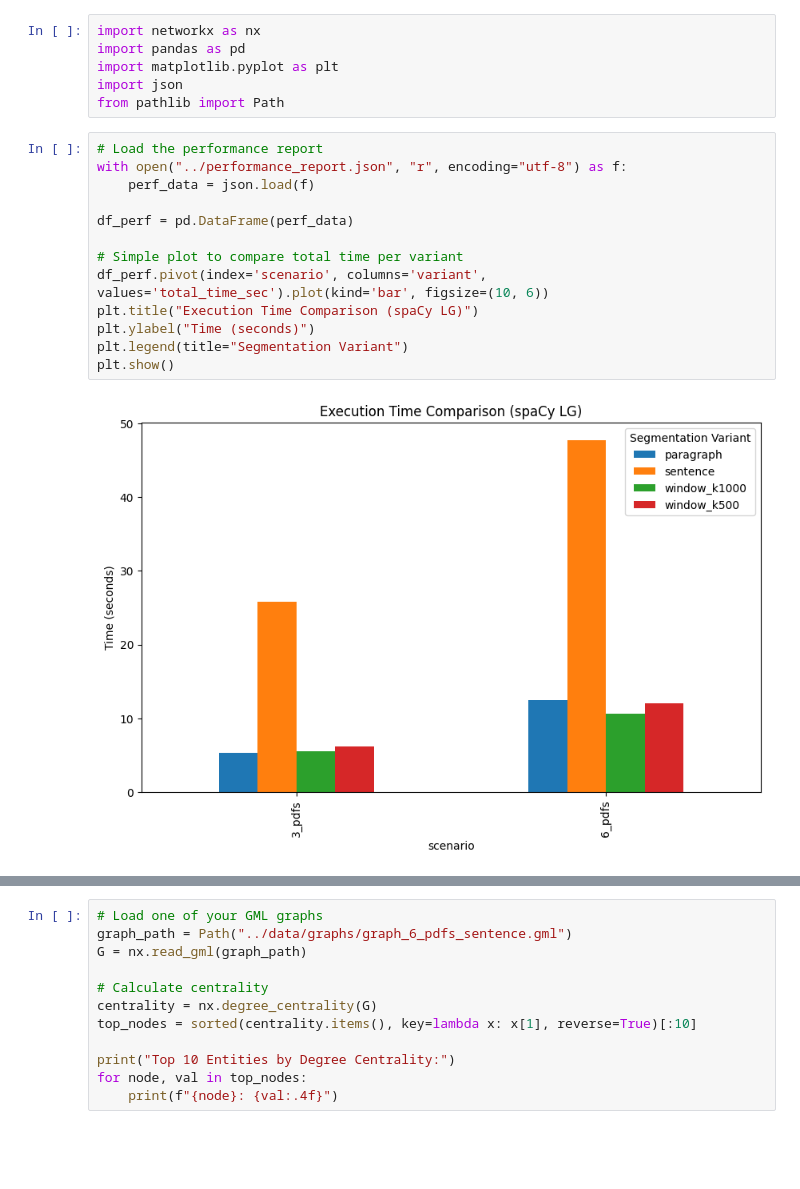
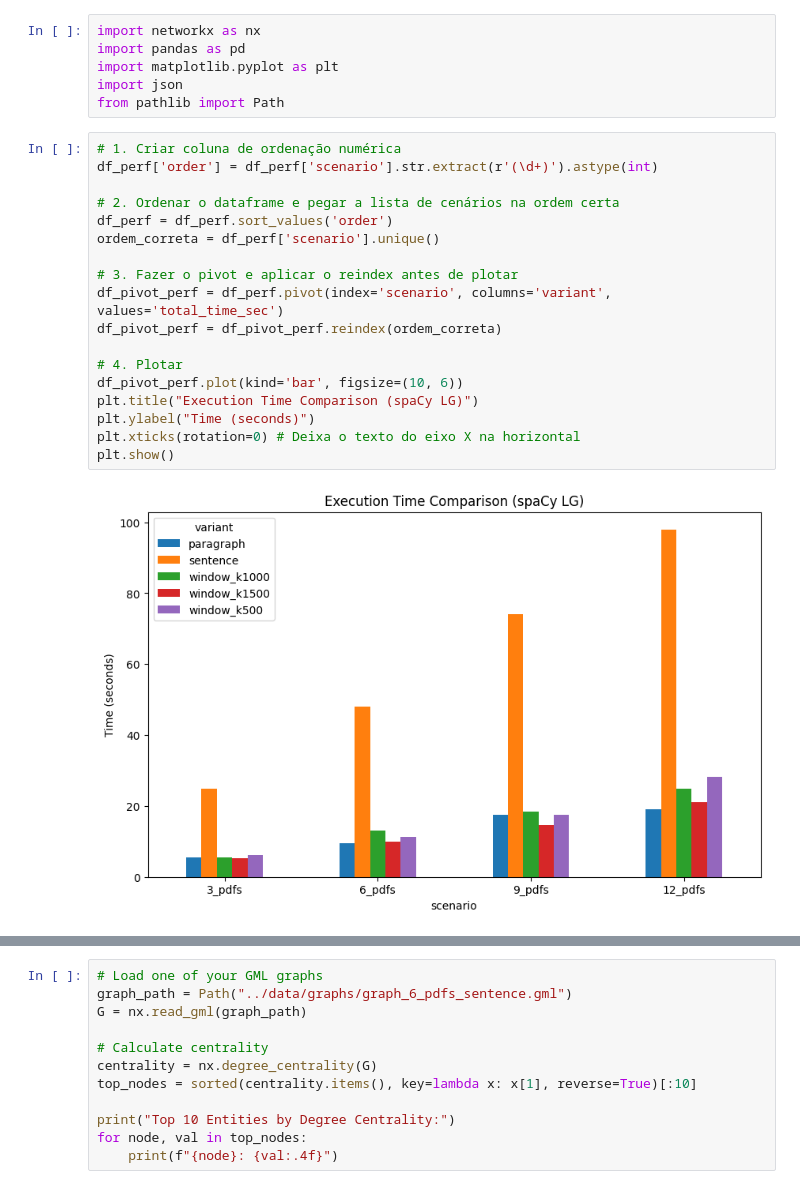
Before and after one commit to gabriel26077/ThesisMiner, a Jupyter notebook: notebooks/analysis.ipynb, the cells around one changed output, grey strips where cells are left out. Saved outputs shown, nothing was run; the diff lists cells and outputs as text; blank space fills up the shorter version.

Commit message:
chore: add more scenarios to the analysis

```diff
--- a/notebooks/analysis.ipynb
+++ b/notebooks/analysis.ipynb
@@ -26,18 +5,23 @@ import matplotlib.pyplot as plt
 import json
 from pathlib import Path
 # %%
-# Load the performance report
-with open("../performance_report.json", "r", encoding="utf-8") as f:
-    perf_data = json.load(f)
+# 1. Criar coluna de ordenação numérica
+df_perf['order'] = df_perf['scenario'].str.extract(r'(\d+)').astype(int)
 
-df_perf = pd.DataFrame(perf_data)
+# 2. Ordenar o dataframe e pegar a lista de cenários na ordem certa
+df_perf = df_perf.sort_values('order')
+ordem_correta = df_perf['scenario'].unique()
 
-# Simple plot to compare total time per variant
-df_perf.pivot(index='scenario', columns='variant', values='total_time_sec').plot(kind='bar', figsize=(10, 6))
+# 3. Fazer o pivot e aplicar o reindex antes de plotar
+df_pivot_perf = df_perf.pivot(index='scenario', columns='variant', values='total_time_sec')
+df_pivot_perf = df_pivot_perf.reindex(ordem_correta)
+
+# 4. Plotar
+df_pivot_perf.plot(kind='bar', figsize=(10, 6))
 plt.title("Execution Time Comparison (spaCy LG)")
 plt.ylabel("Time (seconds)")
-plt.legend(title="Segmentation Variant")
+plt.xticks(rotation=0) # Deixa o texto do eixo X na horizontal
 plt.show()
 # %% [output]
-[figure, old version]
+[figure, new version]
 # %%
```
Also changed, not shown: parts of 2 cells of this notebook, 4 other files.
